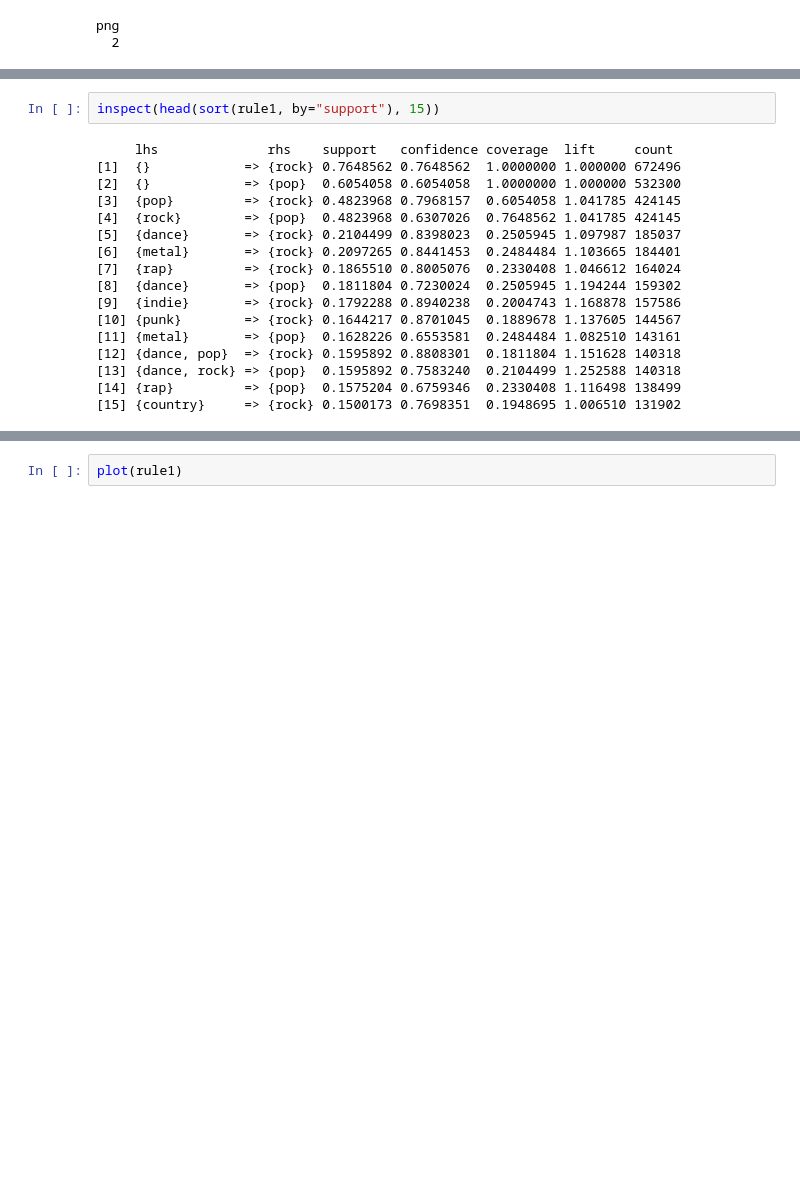
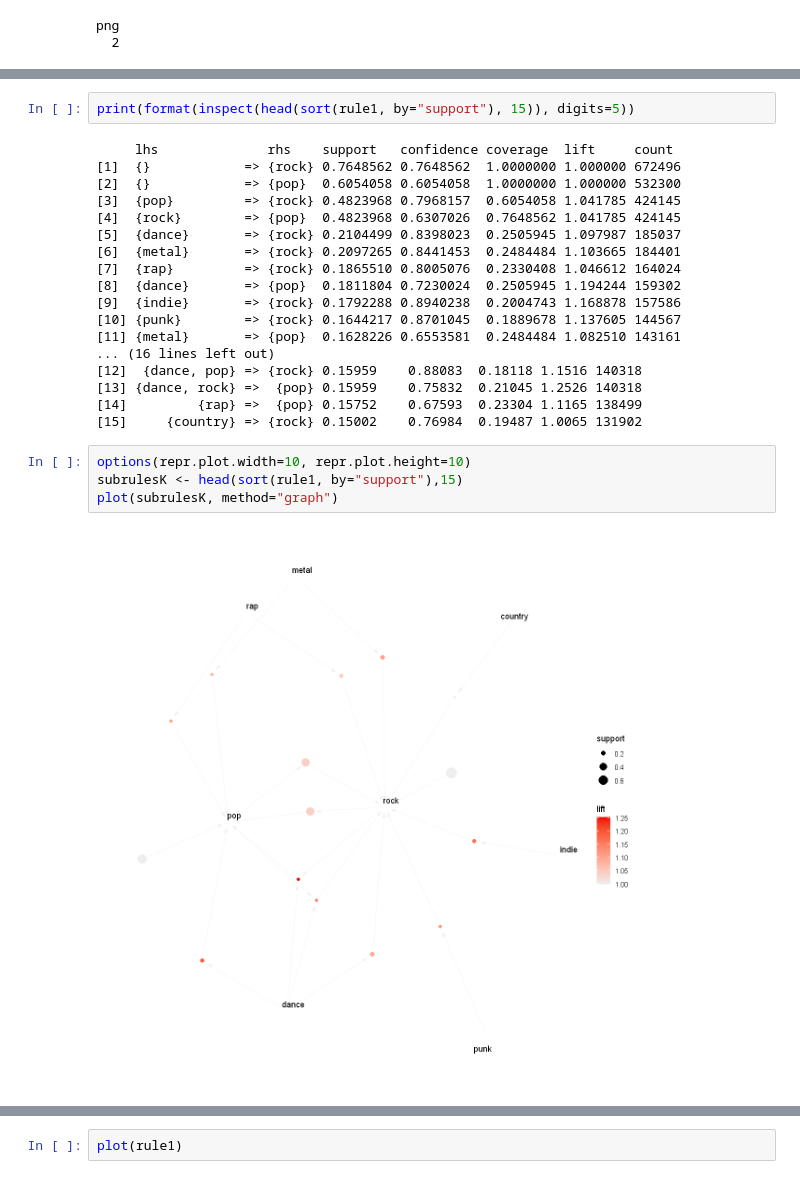
Before and after one commit to smehdizadeh/CSCI5622_Machine-Learning, a Jupyter notebook: arm.ipynb, the cells around one changed output, grey strips where cells are left out. Saved outputs shown, nothing was run; the diff lists cells and outputs as text; blank space fills up the shorter version.

Commit message:
explore and plot rules

```diff
--- a/arm.ipynb
+++ b/arm.ipynb
@@ -112,5 +112,5 @@ creating S4 object  ... done [0.06s].
 # %%
-inspect(head(sort(rule1, by="support"), 15))
+print(format(inspect(head(sort(rule1, by="support"), 15)), digits=5))
 # %% [output]
      lhs              rhs    support   confidence coverage  lift     count
 [1]  {}            => {rock} 0.7648562 0.7648562  1.0000000 1.000000 672496
@@ -124,7 +124,14 @@ inspect(head(sort(rule1, by="support"), 15))
 [9]  {indie}       => {rock} 0.1792288 0.8940238  0.2004743 1.168878 157586
 [10] {punk}        => {rock} 0.1644217 0.8701045  0.1889678 1.137605 144567
 [11] {metal}       => {pop}  0.1628226 0.6553581  0.2484484 1.082510 143161
-[12] {dance, pop}  => {rock} 0.1595892 0.8808301  0.1811804 1.151628 140318
-[13] {dance, rock} => {pop}  0.1595892 0.7583240  0.2104499 1.252588 140318
-[14] {rap}         => {pop}  0.1575204 0.6759346  0.2330408 1.116498 138499
-[15] {country}     => {rock} 0.1500173 0.7698351  0.1948695 1.006510 131902
+... (16 lines left out)
+[12]  {dance, pop} => {rock} 0.15959    0.88083  0.18118 1.1516 140318
+[13] {dance, rock} =>  {pop} 0.15959    0.75832  0.21045 1.2526 140318
+[14]         {rap} =>  {pop} 0.15752    0.67593  0.23304 1.1165 138499
+[15]     {country} => {rock} 0.15002    0.76984  0.19487 1.0065 131902
+# %%
+options(repr.plot.width=10, repr.plot.height=10)
+subrulesK <- head(sort(rule1, by="support"),15)
+plot(subrulesK, method="graph")
+# %% [output]
+[figure, added]
```
Also changed, not shown: parts of 10 cells of this notebook.
